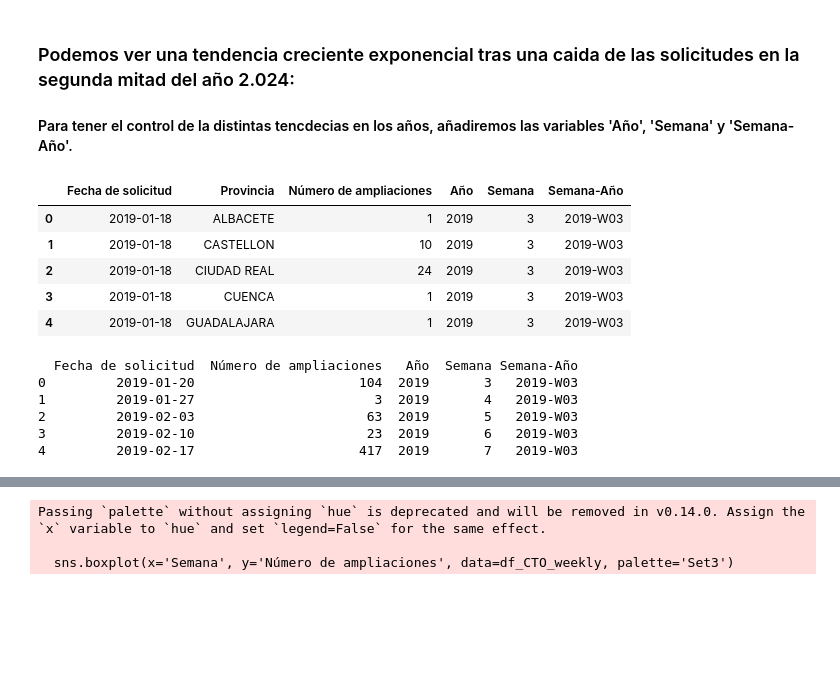
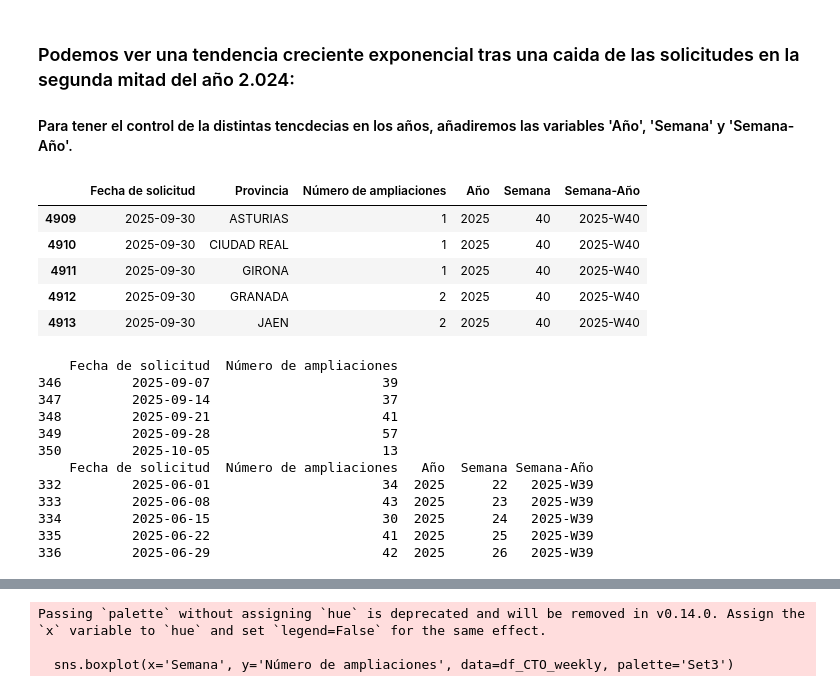
Before and after one commit to JhonFajardoRodas/TFM-GIT, a Jupyter notebook: Notebooks Python/exploringNotebook.ipynb, the cells around one changed output, grey strips where cells are left out. Saved outputs shown, nothing was run; the diff lists cells and outputs as text; code cells hidden in the pictures; blank space fills up the shorter version.

```diff
--- a/Notebooks Python/exploringNotebook.ipynb
+++ b/Notebooks Python/exploringNotebook.ipynb
@@ -190,32 +172,39 @@ Rango de fechas: 2019-01-18 a 2025-09-30
 # %%
 # Añadimos variables temporales al dataset para capturar la estacionariedad
 df_CTO_ST['Año'] = df_CTO_ST['Fecha de solicitud'].dt.year
 df_CTO_ST['Semana'] = df_CTO_ST['Fecha de solicitud'].dt.isocalendar().week
 df_CTO_ST['Semana-Año'] = df_CTO_ST['Año'].astype(str) + '-W' + df_CTO_ST['Semana'].astype(str).str.zfill(2)
-df_CTO_ST.head(5)
+df_CTO_ST.tail(5)
 # %% [output]
 |  | Fecha de solicitud | Provincia | Número de ampliaciones | Año | Semana | Semana-Año |
-| 0 | 2019-01-18 | ALBACETE | 1 | 2019 | 3 | 2019-W03 |
-| 1 | 2019-01-18 | CASTELLON | 10 | 2019 | 3 | 2019-W03 |
-| 2 | 2019-01-18 | CIUDAD REAL | 24 | 2019 | 3 | 2019-W03 |
-| 3 | 2019-01-18 | CUENCA | 1 | 2019 | 3 | 2019-W03 |
-| 4 | 2019-01-18 | GUADALAJARA | 1 | 2019 | 3 | 2019-W03 |
+| 4909 | 2025-09-30 | ASTURIAS | 1 | 2025 | 40 | 2025-W40 |
+| 4910 | 2025-09-30 | CIUDAD REAL | 1 | 2025 | 40 | 2025-W40 |
+| 4911 | 2025-09-30 | GIRONA | 1 | 2025 | 40 | 2025-W40 |
+| 4912 | 2025-09-30 | GRANADA | 2 | 2025 | 40 | 2025-W40 |
+| 4913 | 2025-09-30 | JAEN | 2 | 2025 | 40 | 2025-W40 |
 # %%
 # Df CTO semanal, para al análisis univariante
 df_CTO_weekly=df_CTO_ST.groupby(pd.Grouper(key='Fecha de solicitud', freq='W'))['Número de ampliaciones'].sum().reset_index()
+print(df_CTO_weekly.tail())
 df_CTO_weekly['Año'] = df_CTO_weekly['Fecha de solicitud'].dt.year
 df_CTO_weekly['Semana'] = df_CTO_weekly['Fecha de solicitud'].dt.isocalendar().week
 df_CTO_weekly['Semana-Año'] = df_CTO_weekly['Año'].astype(str) + '-W' + df_CTO_ST['Semana'].astype(str).str.zfill(2)
 
-df_CTO_weekly = df_CTO_weekly[df_CTO_weekly['Fecha de solicitud'] < pd.to_datetime('2025-06-01')]
-print(df_CTO_weekly.head())
+df_CTO_weekly = df_CTO_weekly[df_CTO_weekly['Fecha de solicitud'] < pd.to_datetime('2025-06-30')]
+print(df_CTO_weekly.tail())
 # %% [output]
-  Fecha de solicitud  Número de ampliaciones   Año  Semana Semana-Año
-0         2019-01-20                     104  2019       3   2019-W03
-1         2019-01-27                       3  2019       4   2019-W03
-2         2019-02-03                      63  2019       5   2019-W03
-3         2019-02-10                      23  2019       6   2019-W03
-4         2019-02-17                     417  2019       7   2019-W03
+    Fecha de solicitud  Número de ampliaciones
+346         2025-09-07                      39
+347         2025-09-14                      37
+348         2025-09-21                      41
+349         2025-09-28                      57
+350         2025-10-05                      13
+    Fecha de solicitud  Número de ampliaciones   Año  Semana Semana-Año
+332         2025-06-01                      34  2025      22   2025-W39
+333         2025-06-08                      43  2025      23   2025-W39
+334         2025-06-15                      30  2025      24   2025-W39
+335         2025-06-22                      41  2025      25   2025-W39
+336         2025-06-29                      42  2025      26   2025-W39
 # %%
 # Vemos la info de nuestro df semanal
 print(f"El número de filas y columnas es: {df_CTO_weekly.shape}")
```
Also changed, not shown: parts of 13 cells of this notebook, 11 other files.
